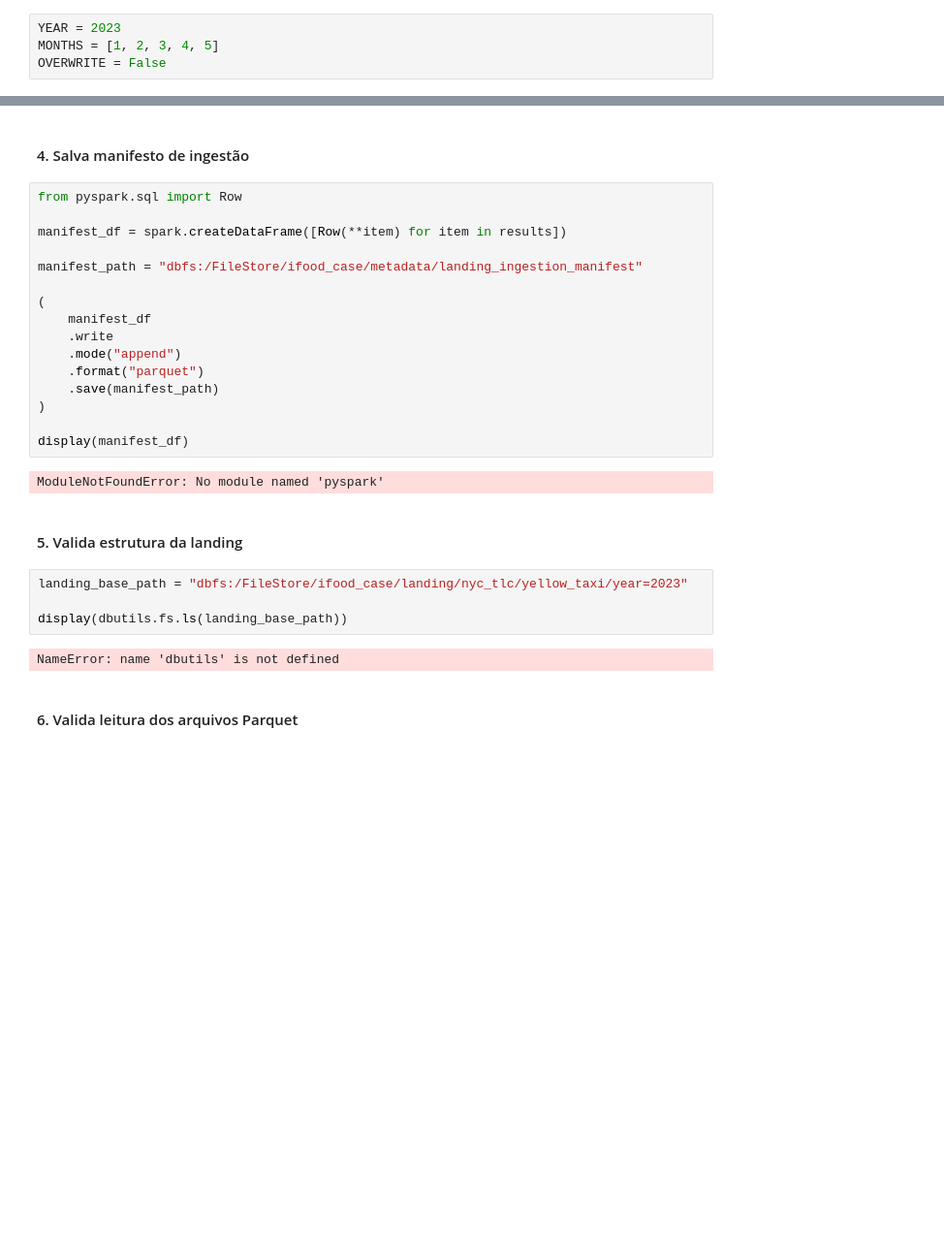
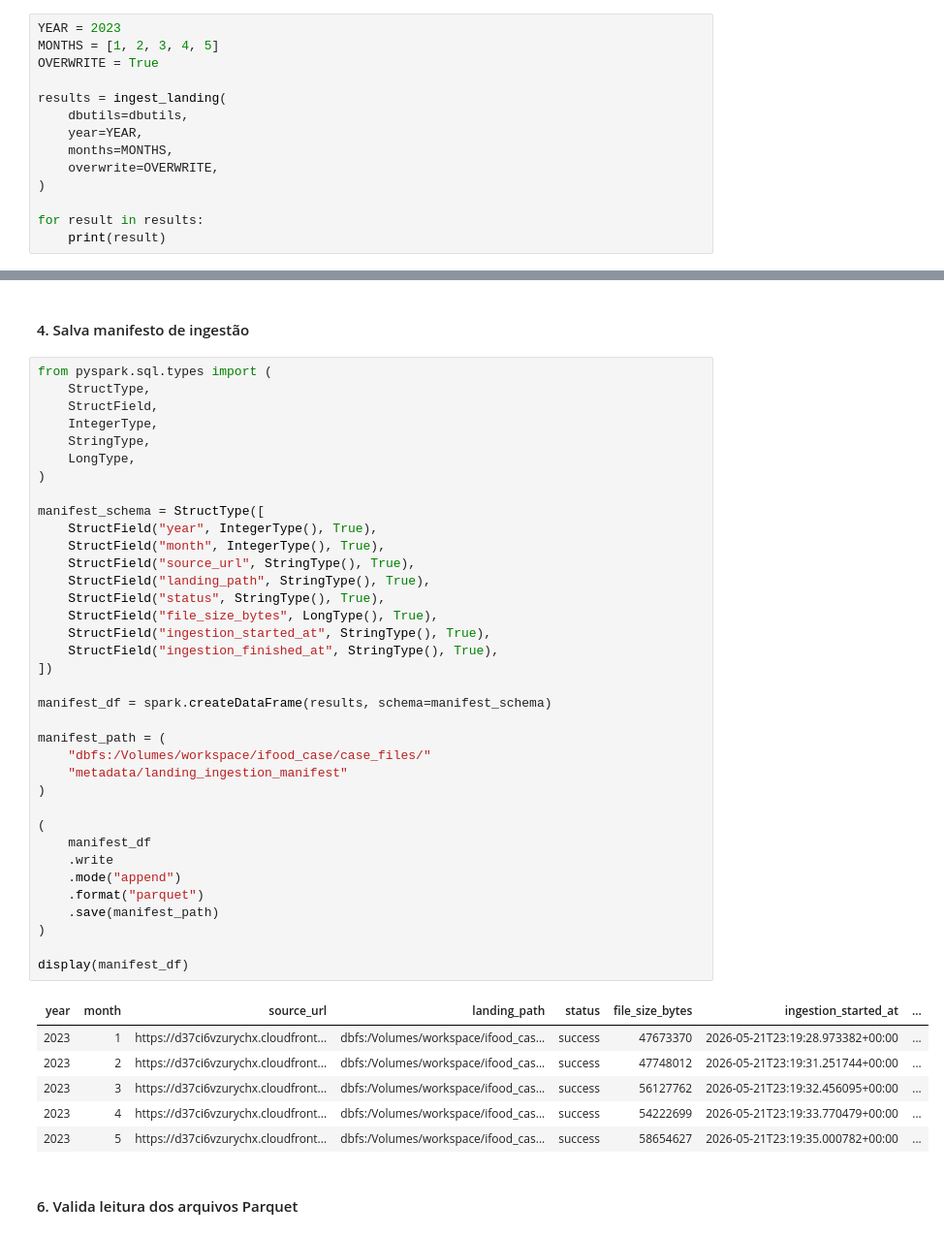
Before and after one commit to Lukasv30/ifood-case, a Jupyter notebook: notebooks/01_ingest_landing.ipynb, the cells around one changed output, grey strips where cells are left out. Shown at 97% size. Cells and saved outputs as stored; diff of their text form; blank space fills up the shorter version.

```diff
--- a/notebooks/01_ingest_landing.ipynb
+++ b/notebooks/01_ingest_landing.ipynb
@@ -30,4 +92,14 @@ from src.ingest_landing import ingest_landing
 # %%
 YEAR = 2023
 MONTHS = [1, 2, 3, 4, 5]
-OVERWRITE = False
+OVERWRITE = True
+
+results = ingest_landing(
+    dbutils=dbutils,
+    year=YEAR,
+    months=MONTHS,
+    overwrite=OVERWRITE,
+)
+
+for result in results:
+    print(result)
@@ -47,30 +226,47 @@ NameError: name 'dbutils' is not defined
 # %% [markdown]
 #### 4. Salva manifesto de ingestão
 # %%
-from pyspark.sql import Row
+from pyspark.sql.types import (
+    StructType,
+    StructField,
+    IntegerType,
+    StringType,
+    LongType,
+)
 
-manifest_df = spark.createDataFrame([Row(**item) for item in results])
+manifest_schema = StructType([
+    StructField("year", IntegerType(), True),
+    StructField("month", IntegerType(), True),
+    StructField("source_url", StringType(), True),
+    StructField("landing_path", StringType(), True),
+    StructField("status", StringType(), True),
+    StructField("file_size_bytes", LongType(), True),
+    StructField("ingestion_started_at", StringType(), True),
+    StructField("ingestion_finished_at", StringType(), True),
+])
 
-manifest_path = "dbfs:/FileStore/ifood_case/metadata/landing_ingestion_manifest"
+manifest_df = spark.createDataFrame(results, schema=manifest_schema)
+
+manifest_path = (
+    "dbfs:/Volumes/workspace/ifood_case/case_files/"
+    "metadata/landing_ingestion_manifest"
+)
 
 (
     manifest_df
     .write
     .mode("append")
     .format("parquet")
     .save(manifest_path)
 )
 
 display(manifest_df)
 # %% [output]
-ModuleNotFoundError: No module named 'pyspark'
+| year | month | source_url | landing_path | status | file_size_bytes | ingestion_started_at | ... |
+| 2023 | 1 | https://d37ci6vzurychx.cloudfront... | dbfs:/Volumes/workspace/ifood_cas... | success | 47673370 | 2026-05-21T23:19:28.973382+00:00 | ... |
+| 2023 | 2 | https://d37ci6vzurychx.cloudfront... | dbfs:/Volumes/workspace/ifood_cas... | success | 47748012 | 2026-05-21T23:19:31.251744+00:00 | ... |
+| 2023 | 3 | https://d37ci6vzurychx.cloudfront... | dbfs:/Volumes/workspace/ifood_cas... | success | 56127762 | 2026-05-21T23:19:32.456095+00:00 | ... |
+| 2023 | 4 | https://d37ci6vzurychx.cloudfront... | dbfs:/Volumes/workspace/ifood_cas... | success | 54222699 | 2026-05-21T23:19:33.770479+00:00 | ... |
+| 2023 | 5 | https://d37ci6vzurychx.cloudfront... | dbfs:/Volumes/workspace/ifood_cas... | success | 58654627 | 2026-05-21T23:19:35.000782+00:00 | ... |
-# %% [markdown]
-#### 5. Valida estrutura da landing
-# %%
-landing_base_path = "dbfs:/FileStore/ifood_case/landing/nyc_tlc/yellow_taxi/year=2023"
-
-display(dbutils.fs.ls(landing_base_path))
-# %% [output]
-NameError: name 'dbutils' is not defined
 # %% [markdown]
 #### 6. Valida leitura dos arquivos Parquet
```
Also changed, not shown: parts of 22 cells of this notebook, 1 other file.
